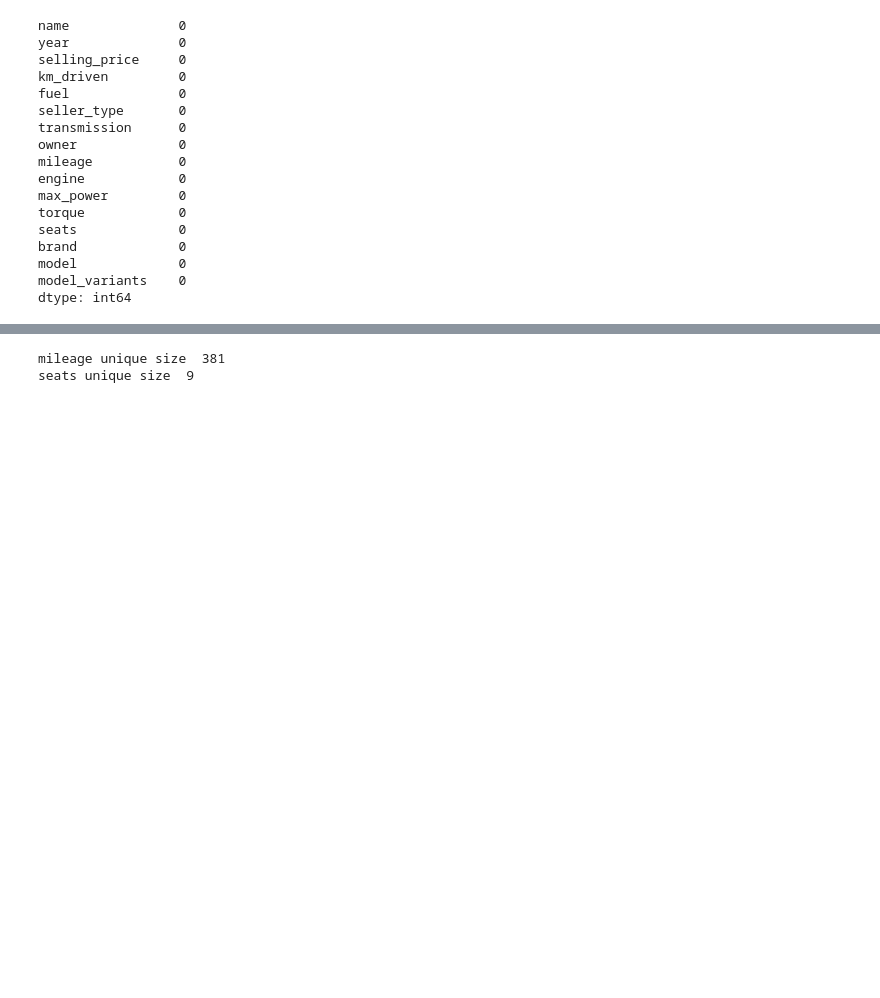
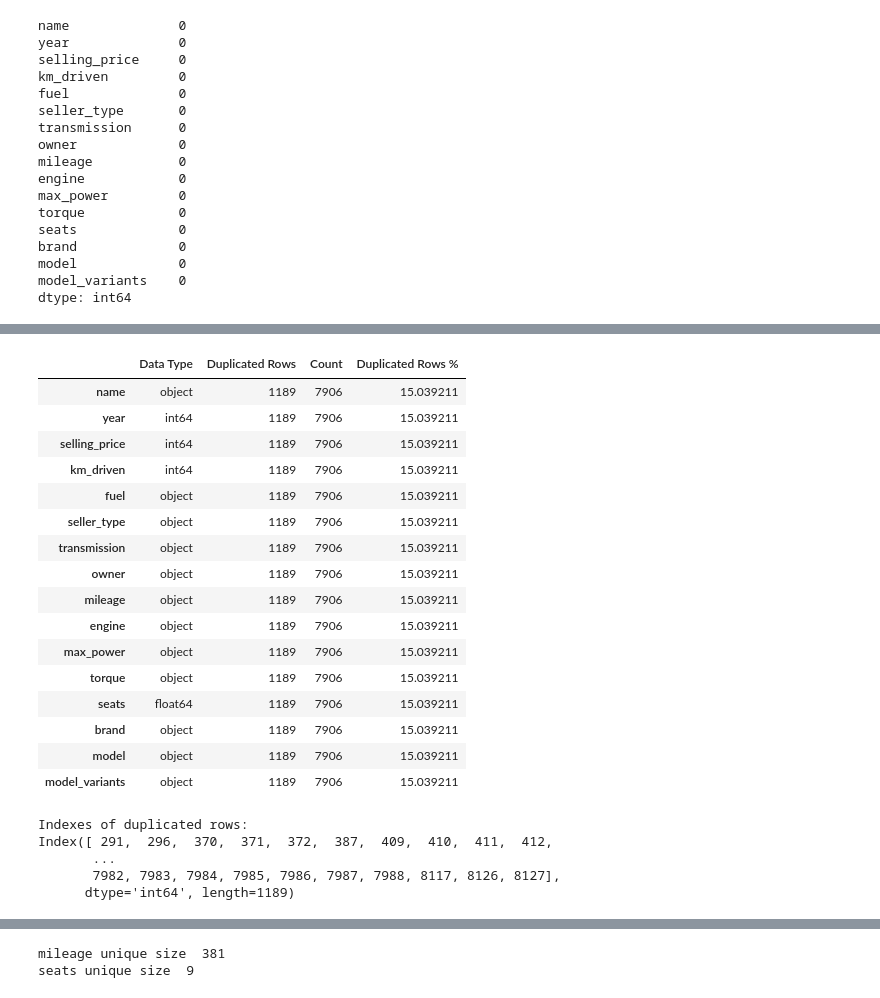
Before and after one commit to forsterboy/DS_final_project, a Jupyter notebook: cars_eda_analysis.ipynb, the cells around one changed output, grey strips where cells are left out. Drawn from its saved outputs; the diff is of its cells as text; code cells hidden in the pictures; blank space fills up the shorter version.

```diff
--- a/cars_eda_analysis.ipynb
+++ b/cars_eda_analysis.ipynb
@@ -82 +79,45 @@ max_power_bin     0
 dtype: int64
+# %%
+def dup_summary(df):
+
+    summ = pd.DataFrame(df.dtypes, columns=['Data Type'])
+
+    summ['Duplicated Rows'] = df.duplicated().sum()
+    summ['Count'] = df.count().values
+    summ['Duplicated Rows %'] = ((df.duplicated().sum()) / len(df))*100
+
+    display(summ)
+
+dup_summary(cars_df)
+# %% [output]
+|  | Data Type | Duplicated Rows | Count | Duplicated Rows % |
+| name | object | 1189 | 7906 | 15.039211 |
+| year | int64 | 1189 | 7906 | 15.039211 |
+| selling_price | int64 | 1189 | 7906 | 15.039211 |
+| km_driven | int64 | 1189 | 7906 | 15.039211 |
+| fuel | object | 1189 | 7906 | 15.039211 |
+| seller_type | object | 1189 | 7906 | 15.039211 |
+| transmission | object | 1189 | 7906 | 15.039211 |
+| owner | object | 1189 | 7906 | 15.039211 |
+| mileage | object | 1189 | 7906 | 15.039211 |
+| engine | object | 1189 | 7906 | 15.039211 |
+| max_power | object | 1189 | 7906 | 15.039211 |
+| torque | object | 1189 | 7906 | 15.039211 |
+| seats | float64 | 1189 | 7906 | 15.039211 |
+| brand | object | 1189 | 7906 | 15.039211 |
+| model | object | 1189 | 7906 | 15.039211 |
+| model_variants | object | 1189 | 7906 | 15.039211 |
+# %%
+# Lets check where is these duplicated values?
+
+duplicated_rows = cars_df[cars_df.duplicated()]
+duplicated_indexes = duplicated_rows.index
+
+print("Indexes of duplicated rows:")
+print(duplicated_indexes)
+# %% [output]
+Indexes of duplicated rows:
+Index([ 291,  296,  370,  371,  372,  387,  409,  410,  411,  412,
+       ...
+       7982, 7983, 7984, 7985, 7986, 7987, 7988, 8117, 8126, 8127],
+      dtype='int64', length=1189)
```
Also changed, not shown: parts of 10 cells of this notebook, 2 other files.
